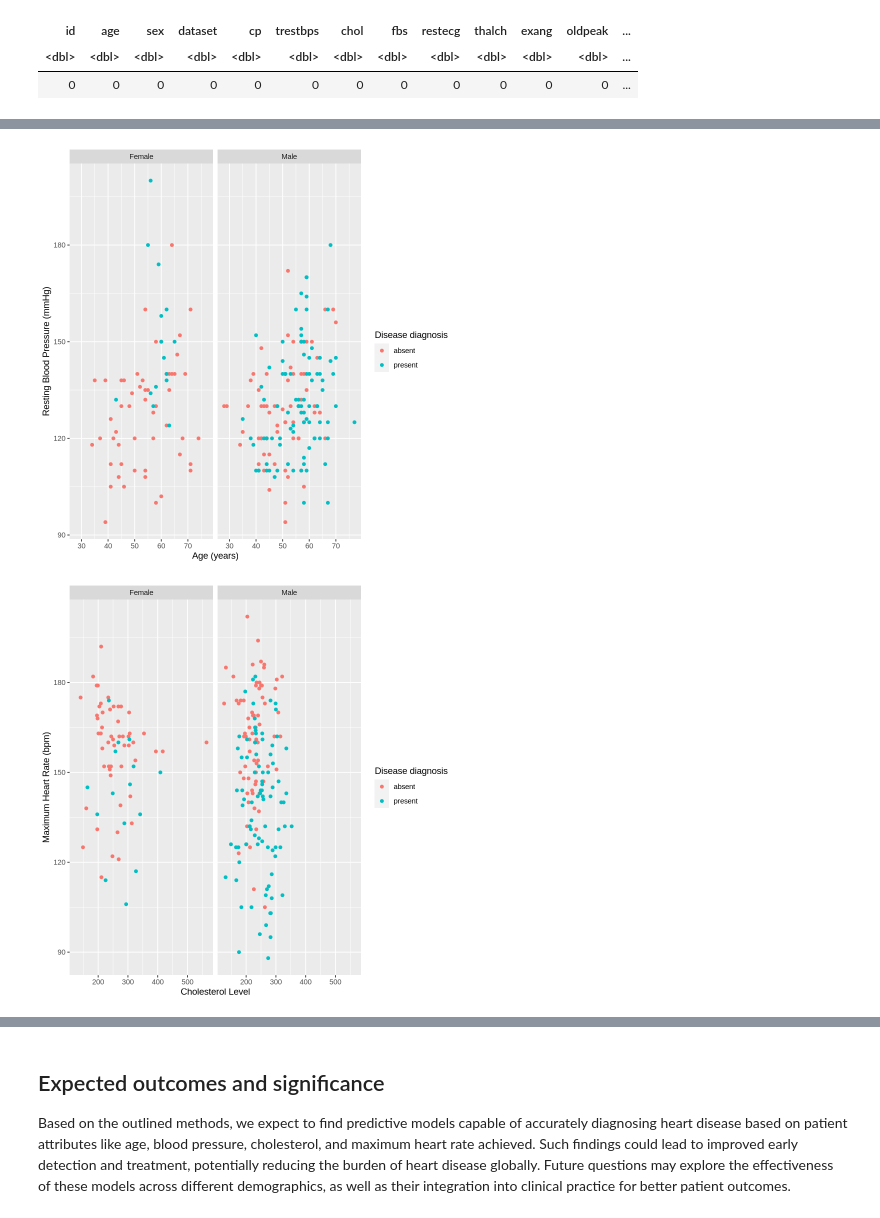
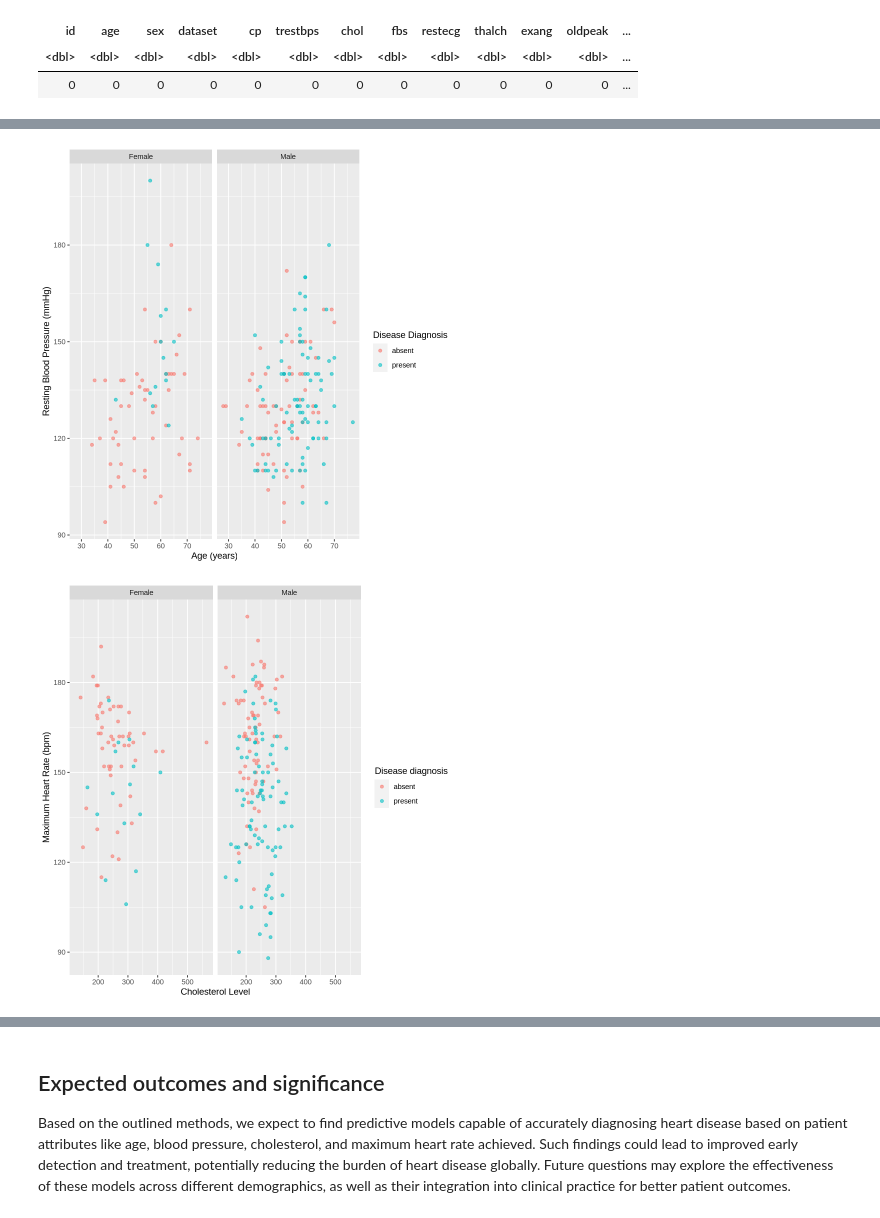
Before and after one commit to chiefpat450119/HeartDiseaseClassifier, a Jupyter notebook: Project_Notebook.ipynb, the cells around one changed output, grey strips where cells are left out. Drawn from its saved outputs; the diff is of its cells as text; code cells hidden in the pictures.

```diff
--- a/Project_Notebook.ipynb
+++ b/Project_Notebook.ipynb
@@ -154,23 +161,22 @@ A tibble: 1 × 17
 # %%
 # Let's look at how two of predictor variables correlate with heart disease.
 heart_age_bp_plot <- heart_train |>
 ggplot(aes(x = age, y = trestbps, color = disease)) +
-geom_point() +
-labs(x = "Age (years)", y = "Resting Blood Pressure (mmHg)", color = "Disease diagnosis") +
+geom_point(alpha = 0.6) +
+labs(x = "Age (years)", y = "Resting Blood Pressure (mmHg)", color = "Disease Diagnosis") +
 facet_grid(cols = (vars(sex)))
-
 heart_age_bp_plot
 # %% [output]
-[figure, old version]
+[figure, new version]
 # %%
 # Now the other two predictor variables
 heart_chol_hr_plot <- ggplot(heart_train, aes(x = chol, y = thalch, color = disease)) +
-geom_point() +
+geom_point(alpha = 0.6) +
 labs(x = "Cholesterol Level", y = "Maximum Heart Rate (bpm)", color = "Disease diagnosis") +
 facet_grid(cols = (vars(sex)))
 heart_chol_hr_plot
 # %% [output]
-[figure, old version]
+[figure, new version]
 # %% [markdown]
 # Methods
 To build a model for predicting the diagnosis of heart disease, we will follow the outlined approach.
```
Also changed, not shown: parts of 5 cells of this notebook.
